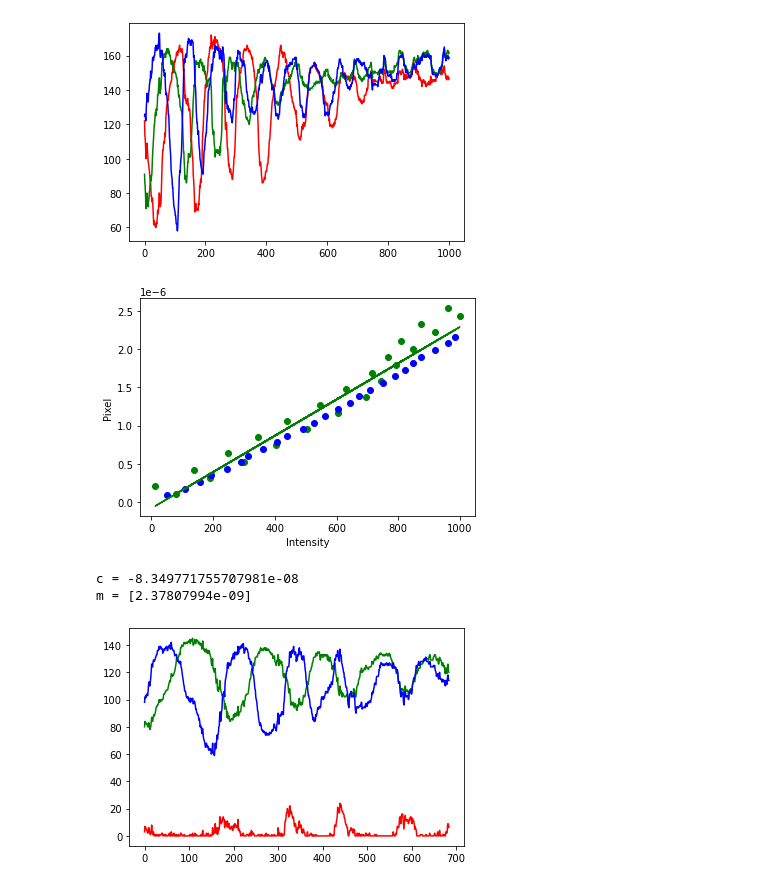
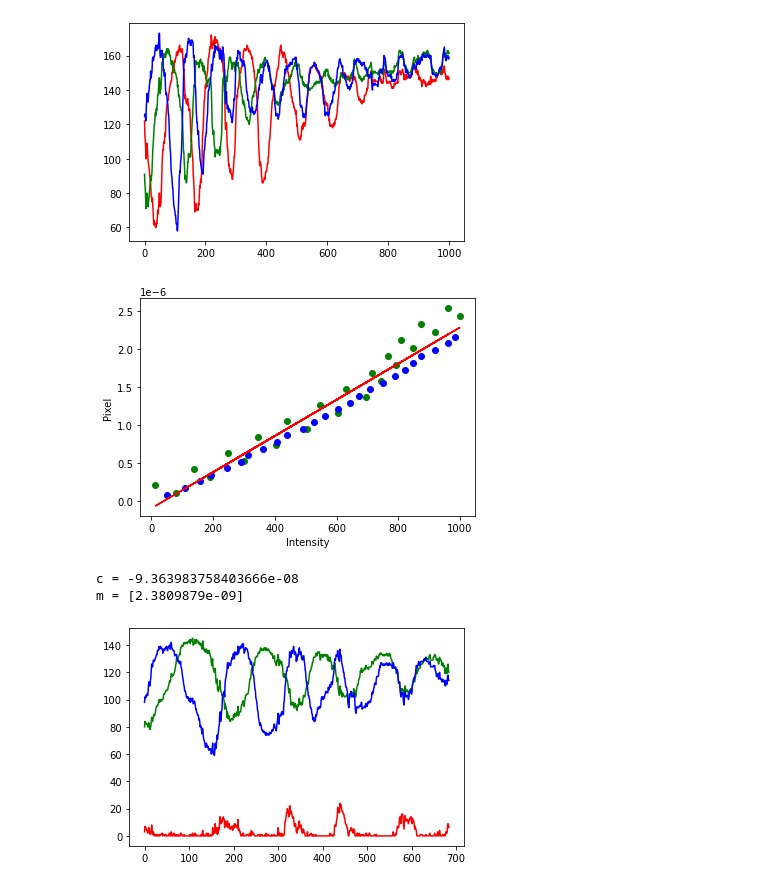
Before and after one commit to teoyi/scientific-computing-archive, a Jupyter notebook: optics/LR2/LR2.ipynb, the cells around one changed output. Drawn from its saved outputs; the diff is of its cells as text; code cells hidden in the pictures.

Commit message:
Changed styling fo plots and zorder to better reflect regression line

```diff
--- a/optics/LR2/LR2.ipynb
+++ b/optics/LR2/LR2.ipynb
@@ -85,41 +85,41 @@ dark_d(lambda_b, n_bubble, wtrough_B, dd_b)
 pix_lst = wpeak_G + wtrough_G + wpeak_B + wtrough_B
 val_lst = db_g + dd_g + db_b + dd_b
 
 # plt.scatter(wpeak_G, db_g, color = 'green')
 # plt.scatter(wtrough_G, dd_g, color = 'green')
 # plt.scatter(wpeak_B, db_b, color = 'blue')
 # plt.scatter(wtrough_B, dd_b, color = 'blue')
 # plt.show()
 
 # print(pix_lst)
 # print(val_lst)
 # plt.scatter(pix_lst, val_lst, color = 'black')
 # plt.show()
 
 
 x = np.array(pix_lst).reshape((-1,1))
 y = np.array(val_lst)
 x_train, x_test, y_train, y_test = train_test_split(x, y, test_size = 1/3)
 model = LinearRegression().fit(x_train, y_train)
 y_pred = model.predict(x_test)
 
 # plt.scatter(x, y, color = "black")
-plt.scatter(wpeak_G, db_g, color = 'green')
-plt.scatter(wtrough_G, dd_g, color = 'green')
-plt.scatter(wpeak_B, db_b, color = 'blue')
-plt.scatter(wtrough_B, dd_b, color = 'blue')
-plt.plot(x_train, model.predict(x_train), color = "green")
+plt.scatter(wpeak_G, db_g, color = 'green', zorder=0)
+plt.scatter(wtrough_G, dd_g, color = 'green', zorder=0)
+plt.scatter(wpeak_B, db_b, color = 'blue', zorder=0)
+plt.scatter(wtrough_B, dd_b, color = 'blue', zorder=0)
+plt.plot(x_train, model.predict(x_train), color = "red", zorder=1)
 plt.xlabel("Intensity")
 plt.ylabel("Pixel")
 plt.show()
 
 
 print(f'c = {model.intercept_}')
 print(f'm = {model.coef_}')
 # %% [output]
-[figure, old version]
+[figure, new version]
-c = -8.349771755707981e-08
-m = [2.37807994e-09]
+c = -9.363983758403666e-08
+m = [2.3809879e-09]
 # %%
 # For cyan light
 df_c = pd.read_csv('./cyan.csv')
```
